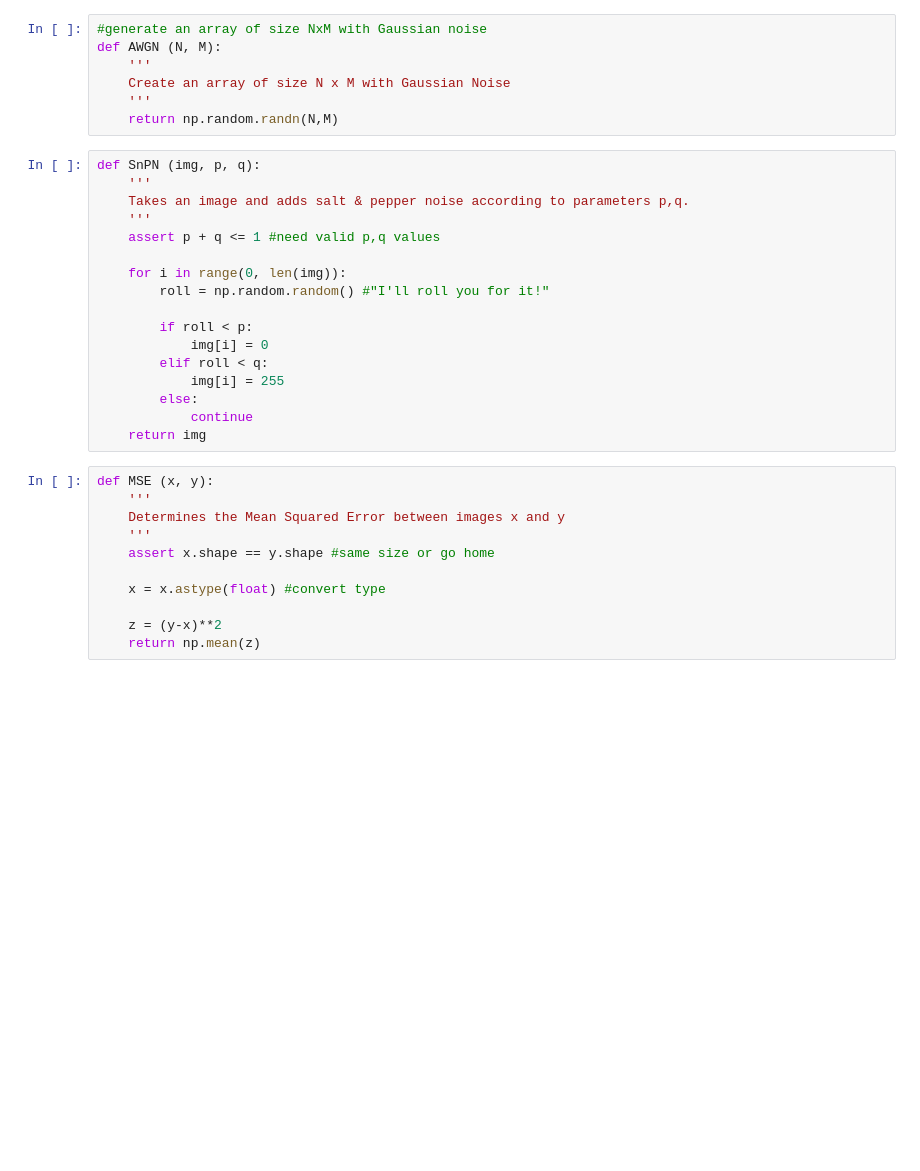
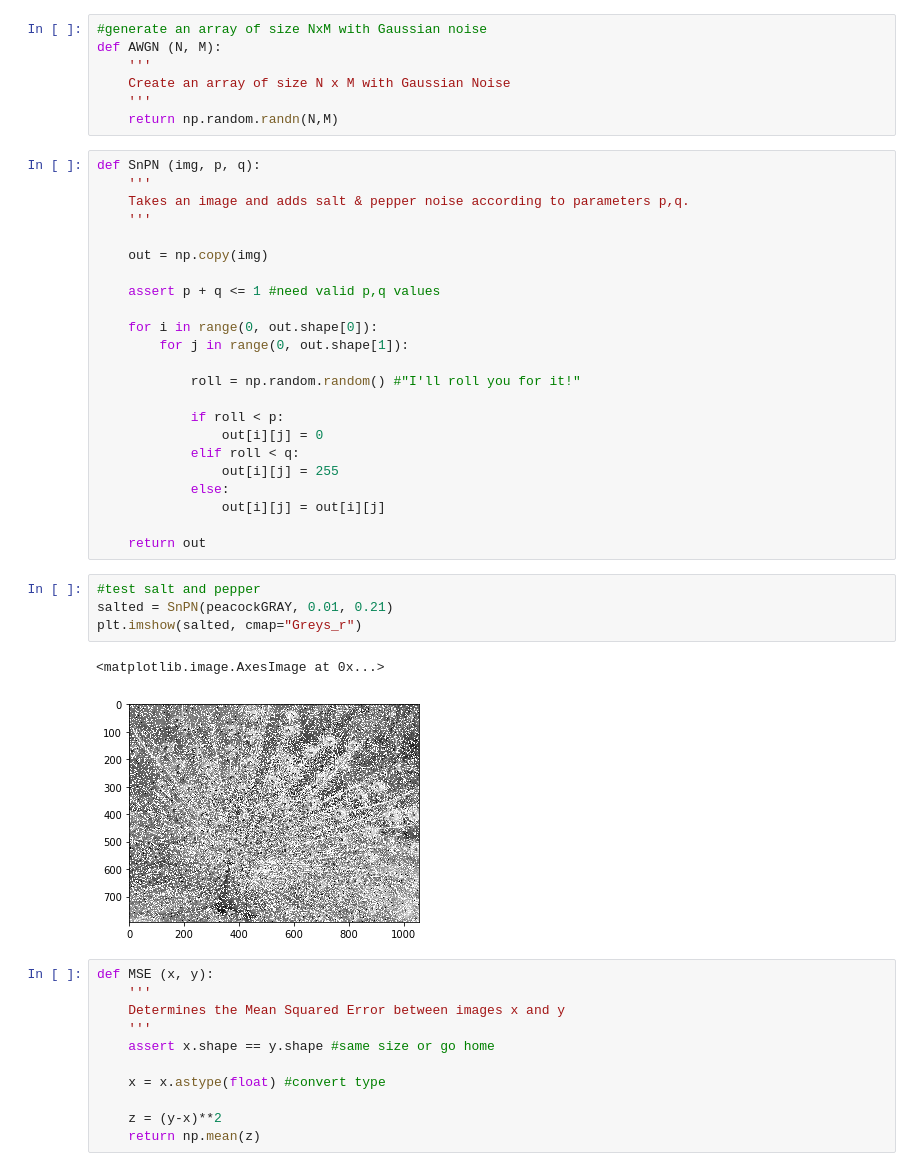
Before and after one commit to kensekense/unige-spring-2020, a Jupyter notebook: privacy/tp1/TP1.ipynb, the cells around one changed output. Saved outputs shown, nothing was run; the diff lists cells and outputs as text; blank space fills up the shorter version.

```diff
--- a/privacy/tp1/TP1.ipynb
+++ b/privacy/tp1/TP1.ipynb
@@ -84,18 +84,31 @@ def SnPN (img, p, q):
     '''
     Takes an image and adds salt & pepper noise according to parameters p,q.
     '''
+
+    out = np.copy(img)
+
     assert p + q <= 1 #need valid p,q values
 
-    for i in range(0, len(img)):
-        roll = np.random.random() #"I'll roll you for it!"
+    for i in range(0, out.shape[0]):
+        for j in range(0, out.shape[1]):
 
-        if roll < p:
-            img[i] = 0
-        elif roll < q:
-            img[i] = 255
-        else:
-            continue
-    return img
+            roll = np.random.random() #"I'll roll you for it!"
+
+            if roll < p:
+                out[i][j] = 0
+            elif roll < q:
+                out[i][j] = 255
+            else:
+                out[i][j] = out[i][j]
+
+    return out
+# %%
+#test salt and pepper
+salted = SnPN(peacockGRAY, 0.01, 0.21)
+plt.imshow(salted, cmap="Greys_r")
+# %% [output]
+<matplotlib.image.AxesImage at 0x...>
+[figure, added]
 # %%
 def MSE (x, y):
     '''
```
Also changed, not shown: parts of 37 cells of this notebook, 2 other files.
